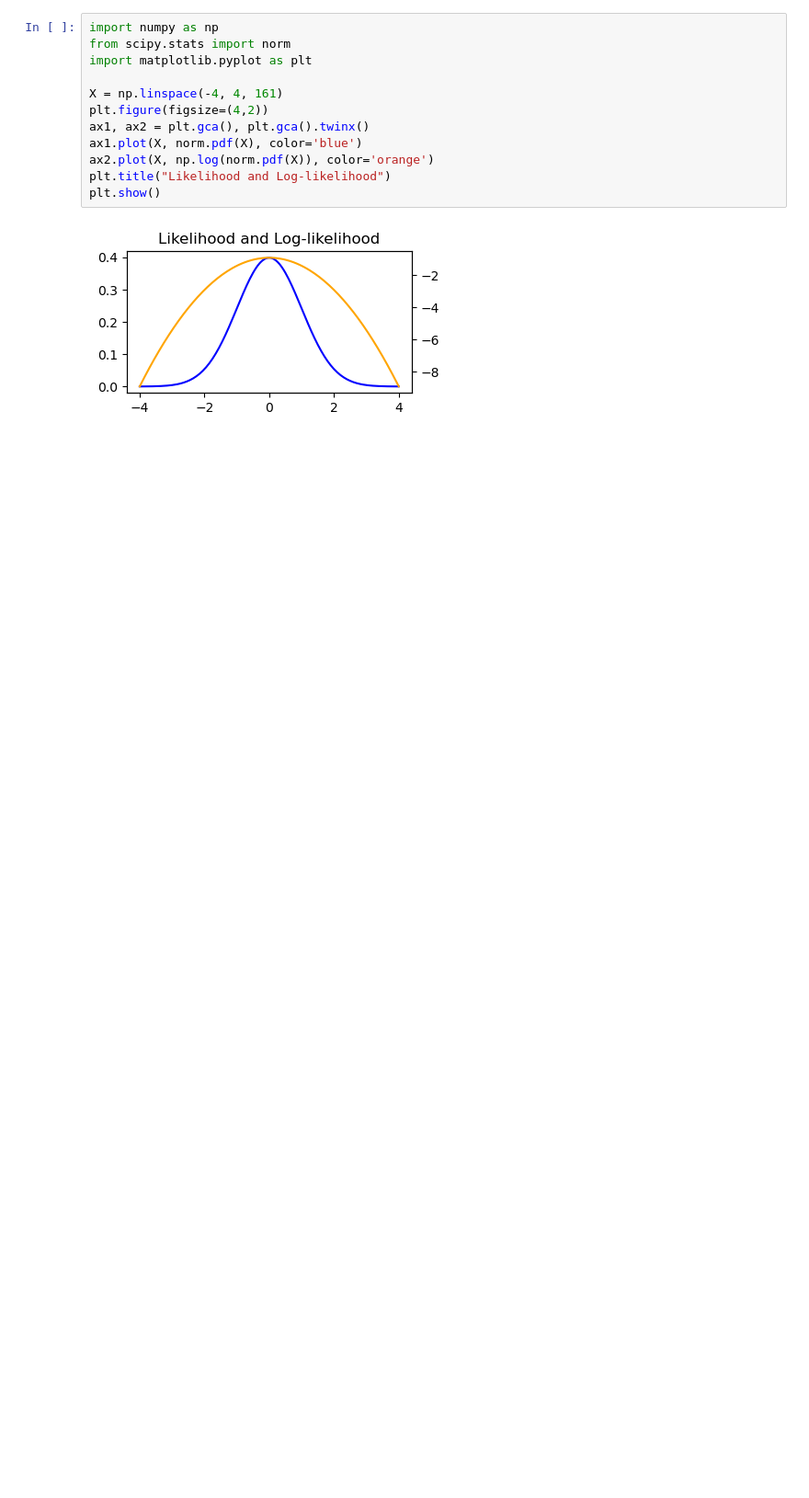
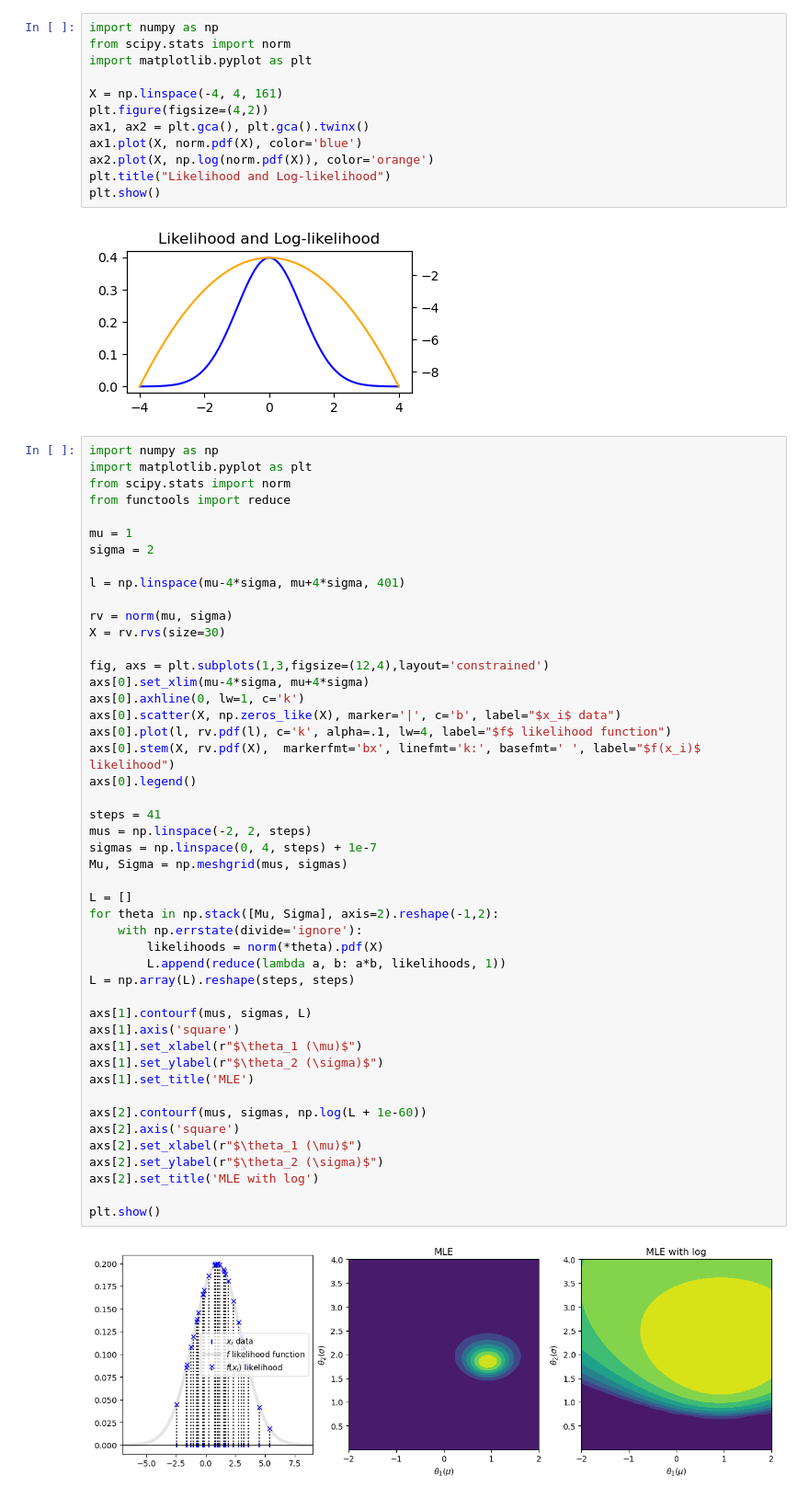
Before and after one commit to ohshane/NeuralNetwork, a Jupyter notebook: MVN/eigen.ipynb, the cells around one changed output. Shown at 92% size. Saved outputs shown, nothing was run; the diff lists cells and outputs as text; blank space fills up the shorter version.

Commit message:
added likelihood

```diff
--- a/MVN/eigen.ipynb
+++ b/MVN/eigen.ipynb
@@ -1139,3 +1175,52 @@ plt.title("Likelihood and Log-likelihood")
 plt.show()
 # %% [output]
 [figure]
+# %%
+import numpy as np
+import matplotlib.pyplot as plt
+from scipy.stats import norm
+from functools import reduce
+
+mu = 1
+sigma = 2
+
+l = np.linspace(mu-4*sigma, mu+4*sigma, 401)
+
+rv = norm(mu, sigma)
+X = rv.rvs(size=30)
+
+fig, axs = plt.subplots(1,3,figsize=(12,4),layout='constrained')
+axs[0].set_xlim(mu-4*sigma, mu+4*sigma)
+axs[0].axhline(0, lw=1, c='k')
+axs[0].scatter(X, np.zeros_like(X), marker='|', c='b', label="$x_i$ data")
+axs[0].plot(l, rv.pdf(l), c='k', alpha=.1, lw=4, label="$f$ likelihood function")
+axs[0].stem(X, rv.pdf(X),  markerfmt='bx', linefmt='k:', basefmt=' ', label="$f(x_i)$ likelihood")
+axs[0].legend()
+
+steps = 41
+mus = np.linspace(-2, 2, steps)
+sigmas = np.linspace(0, 4, steps) + 1e-7
+Mu, Sigma = np.meshgrid(mus, sigmas)
+
+L = []
+for theta in np.stack([Mu, Sigma], axis=2).reshape(-1,2):
+    with np.errstate(divide='ignore'):
+        likelihoods = norm(*theta).pdf(X)
+        L.append(reduce(lambda a, b: a*b, likelihoods, 1))
+L = np.array(L).reshape(steps, steps)
+
+axs[1].contourf(mus, sigmas, L)
+axs[1].axis('square')
+axs[1].set_xlabel(r"$\theta_1 (\mu)$")
+axs[1].set_ylabel(r"$\theta_2 (\sigma)$")
+axs[1].set_title('MLE')
+
+axs[2].contourf(mus, sigmas, np.log(L + 1e-60))
+axs[2].axis('square')
+axs[2].set_xlabel(r"$\theta_1 (\mu)$")
+axs[2].set_ylabel(r"$\theta_2 (\sigma)$")
+axs[2].set_title('MLE with log')
+
+plt.show()
+# %% [output]
+[figure, added]
```
Also changed, not shown: parts of 5 cells of this notebook.
